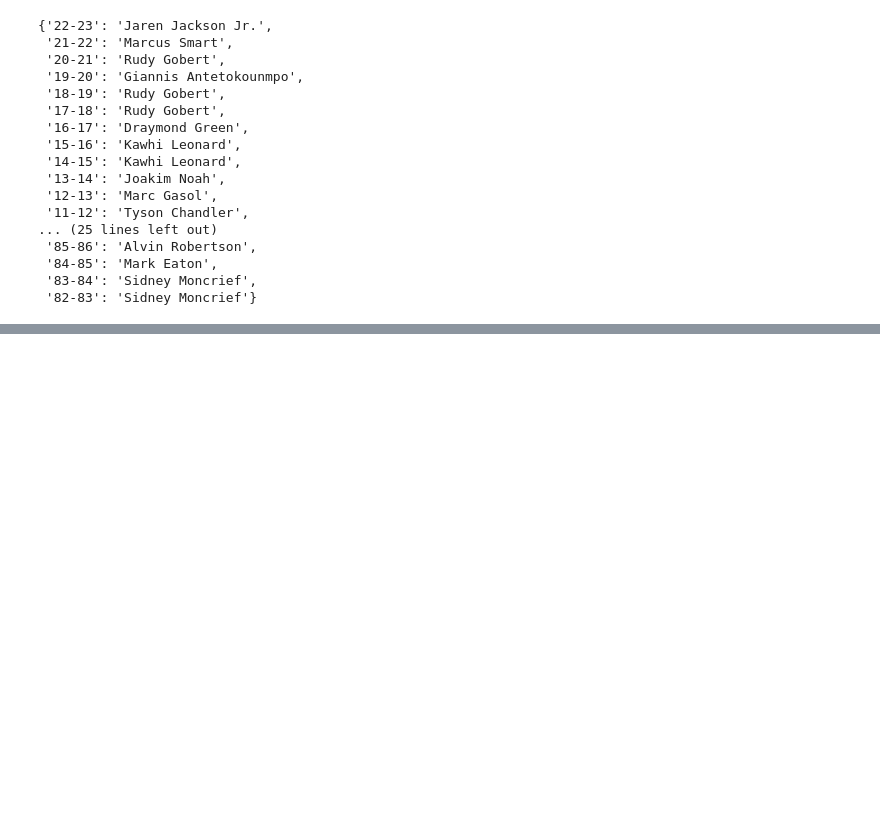
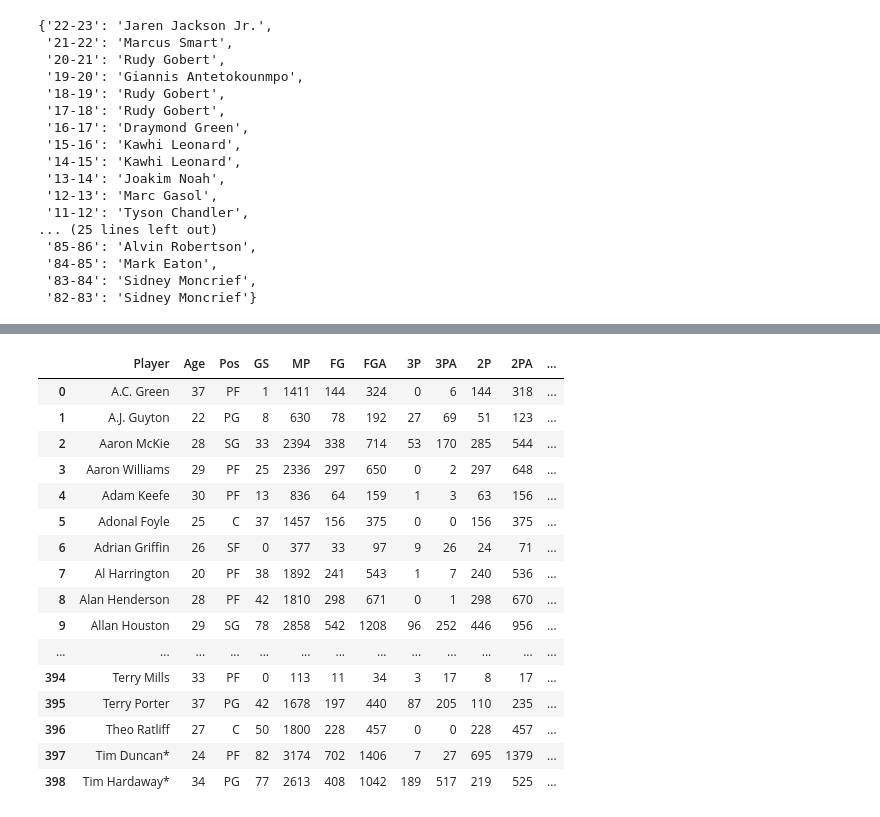
Before and after one commit to Johnchae09/COMP_5360, a Jupyter notebook: data_import/Import_player_data02.ipynb, the cells around one changed output, grey strips where cells are left out. Saved outputs shown, nothing was run; the diff lists cells and outputs as text; code cells hidden in the pictures; blank space fills up the shorter version.

```diff
--- a/data_import/Import_player_data02.ipynb
+++ b/data_import/Import_player_data02.ipynb
@@ -152,0 +180,3 @@ season_defensive_dict
+# %%
+df = df.drop(columns = ['Rk','Player-additional','Tm'])
+df
@@ -152,0 +197,25 @@ season_defensive_dict
+# %%
+combined_df = df.groupby('Player').agg({
+    'Age': 'first',
+    'Pos':'first',
+    'GS':'sum',
+    'MP':'sum',
+    'FG':'sum',
+    'FGA':'sum',
+    '3P':'sum',
+    '3PA':'sum',
+    '2P':'sum',
+    '2PA':'sum',
+    'FT':'sum',
+    'FTA':'sum',
+    'ORB':'sum',
+    'DRB':'sum',
+    'TRB':'sum',
+    'AST':'sum',
+    'STL':'sum',
+    'BLK':'sum',
+    'TOV':'sum',
+    'PF':'sum',
+    'PTS':'sum',
+}).reset_index()
+combined_df
@@ -152,0 +236,5 @@ season_defensive_dict
+# %%
+pd.set_option('display.max_rows', None)
+
+player_duplicate = combined_df['Player'].value_counts()
+player_duplicate
@@ -153,2 +259,29 @@ season_defensive_dict
+# %%
+#from here need to do some caluclations for the the percentages
+
+combined_df['FG%'] = combined_df['FG'] / combined_df['FGA']
+combined_df['3P%'] = combined_df['3P'] / combined_df['3PA']
+combined_df['2P%'] = combined_df['2P'] / combined_df['2PA']
+combined_df['FT%'] = combined_df['FT'] / combined_df['FTA']
+combined_df['eFG%'] = (combined_df['FG'] + 0.5 * combined_df['3P'])/ combined_df['FGA']
+combined_df
+# %% [output]
+|  | Player | Age | Pos | GS | MP | FG | FGA | 3P | 3PA | 2P | 2PA | ... |
+| 0 | A.C. Green | 37 | PF | 1 | 1411 | 144 | 324 | 0 | 6 | 144 | 318 | ... |
+| 1 | A.J. Guyton | 22 | PG | 8 | 630 | 78 | 192 | 27 | 69 | 51 | 123 | ... |
+| 2 | Aaron McKie | 28 | SG | 33 | 2394 | 338 | 714 | 53 | 170 | 285 | 544 | ... |
+| 3 | Aaron Williams | 29 | PF | 25 | 2336 | 297 | 650 | 0 | 2 | 297 | 648 | ... |
+| 4 | Adam Keefe | 30 | PF | 13 | 836 | 64 | 159 | 1 | 3 | 63 | 156 | ... |
+| 5 | Adonal Foyle | 25 | C | 37 | 1457 | 156 | 375 | 0 | 0 | 156 | 375 | ... |
+| 6 | Adrian Griffin | 26 | SF | 0 | 377 | 33 | 97 | 9 | 26 | 24 | 71 | ... |
+| 7 | Al Harrington | 20 | PF | 38 | 1892 | 241 | 543 | 1 | 7 | 240 | 536 | ... |
+| 8 | Alan Henderson | 28 | PF | 42 | 1810 | 298 | 671 | 0 | 1 | 298 | 670 | ... |
+| 9 | Allan Houston | 29 | SG | 78 | 2858 | 542 | 1208 | 96 | 252 | 446 | 956 | ... |
+| ... | ... | ... | ... | ... | ... | ... | ... | ... | ... | ... | ... | ... |
+| 394 | Terry Mills | 33 | PF | 0 | 113 | 11 | 34 | 3 | 17 | 8 | 17 | ... |
+| 395 | Terry Porter | 37 | PG | 42 | 1678 | 197 | 440 | 87 | 205 | 110 | 235 | ... |
+| 396 | Theo Ratliff | 27 | C | 50 | 1800 | 228 | 457 | 0 | 0 | 228 | 457 | ... |
+| 397 | Tim Duncan* | 24 | PF | 82 | 3174 | 702 | 1406 | 7 | 27 | 695 | 1379 | ... |
+| 398 | Tim Hardaway* | 34 | PG | 77 | 2613 | 408 | 1042 | 189 | 517 | 219 | 525 | ... |
 # %%
 pd.set_option('display.max_columns', None)
```
Also changed, not shown: parts of 7 cells of this notebook, 4 other files.
